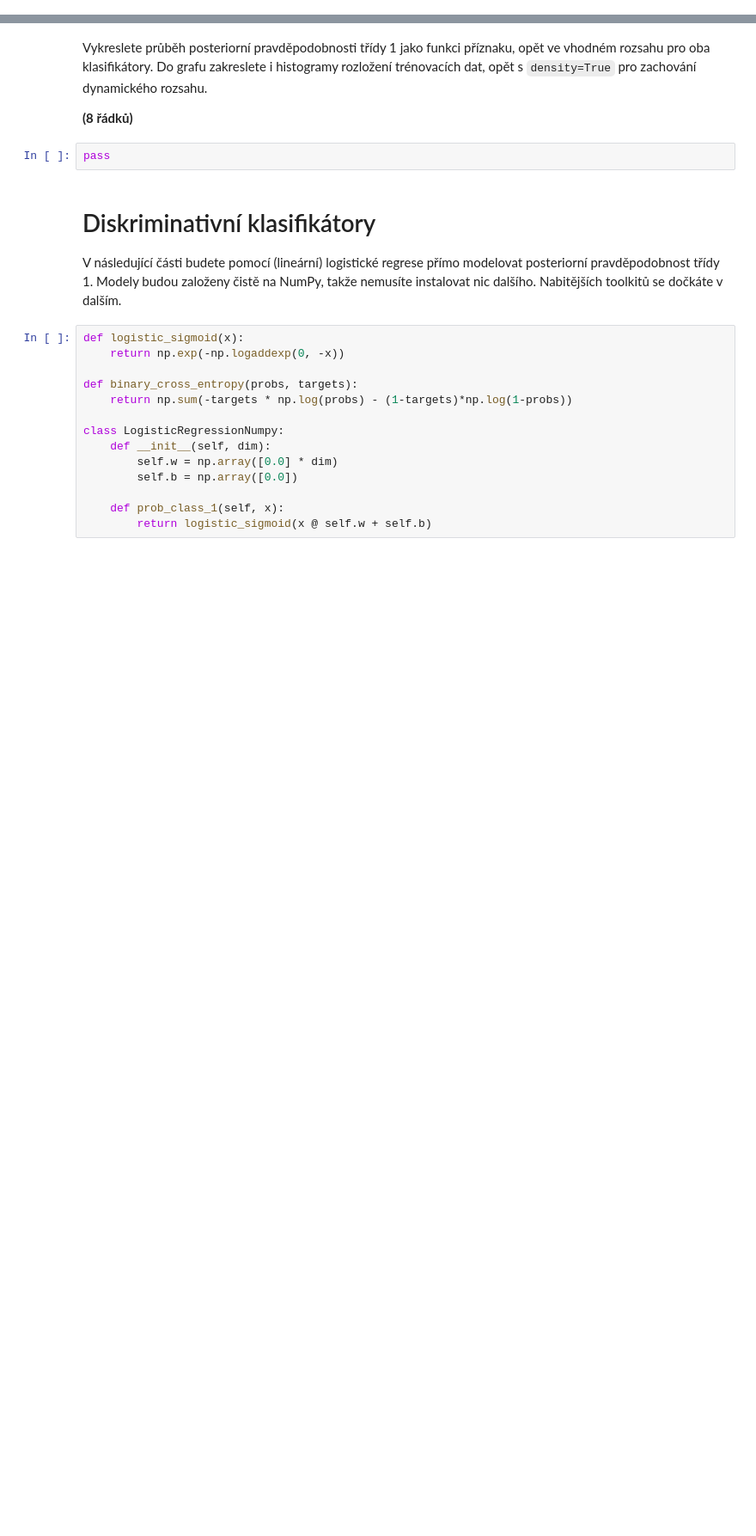
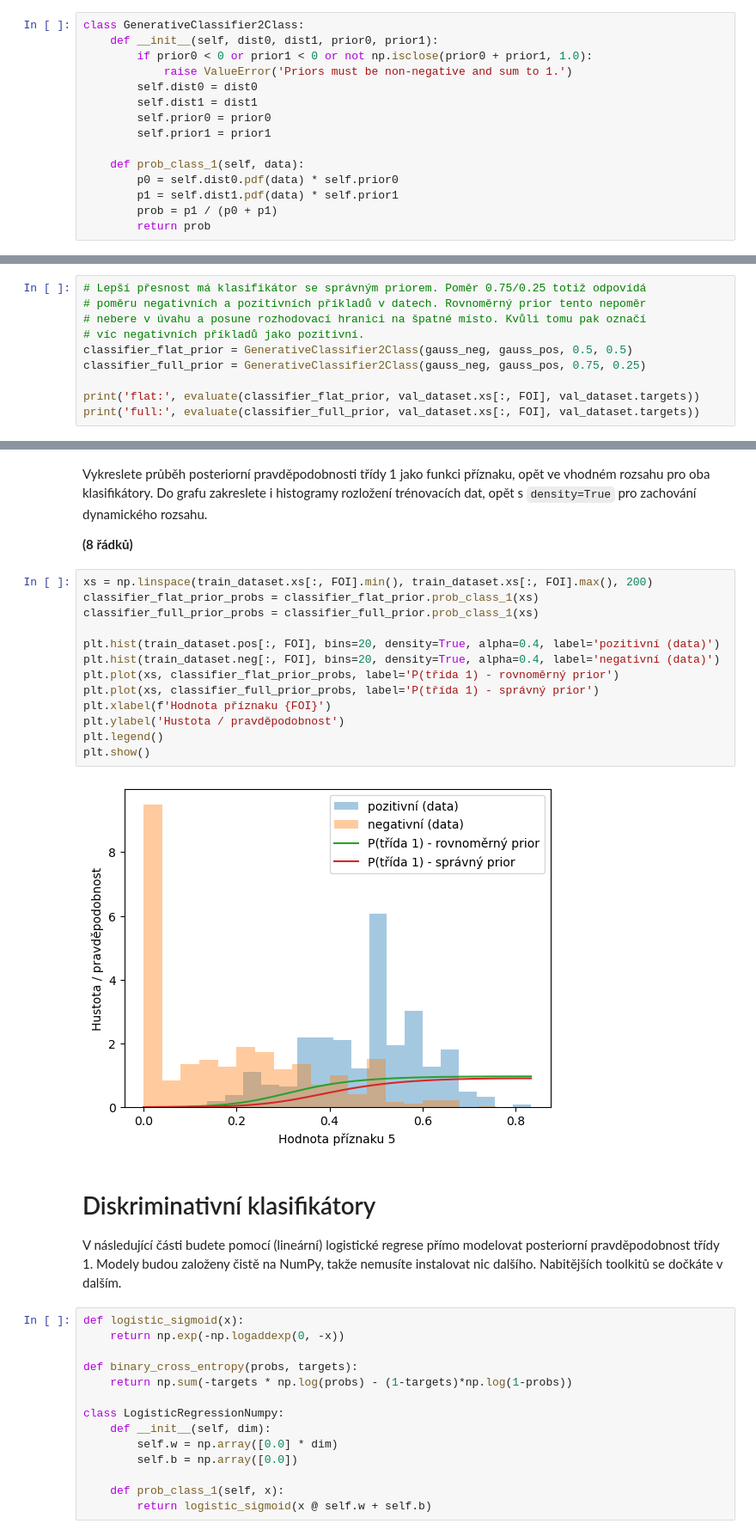
Before and after one commit to cermak-d/sui_proj1, a Jupyter notebook: xcerma45.ipynb, the cells around one changed output, grey strips where cells are left out. Shown at 86% size. Drawn from its saved outputs; the diff is of its cells as text; blank space fills up the shorter version.

Commit message:
feat: generative classifier

```diff
--- a/xcerma45.ipynb
+++ b/xcerma45.ipynb
@@ -182,3 +193,18 @@ class GenerativeClassifier2Class:
+# %%
+class GenerativeClassifier2Class:
+    def __init__(self, dist0, dist1, prior0, prior1):
+        if prior0 < 0 or prior1 < 0 or not np.isclose(prior0 + prior1, 1.0):
+            raise ValueError('Priors must be non-negative and sum to 1.')
+        self.dist0 = dist0
+        self.dist1 = dist1
+        self.prior0 = prior0
+        self.prior1 = prior1
+
+    def prob_class_1(self, data):
+        p0 = self.dist0.pdf(data) * self.prior0
+        p1 = self.dist1.pdf(data) * self.prior1
+        prob = p1 / (p0 + p1)
+        return prob
 # %% [markdown]
 Nainstancujte dva generativní klasifikátory: jeden s rovnoměrnými priory a jeden s apriorní pravděpodobností 𝟘.𝟟𝟝 pro třídu 0 (negativní příklady).
 Pomocí funkce `evaluate()` vyhodnotíte jejich úspěšnost na validačních datech.
@@ -195,0 +214,10 @@ AttributeError: 'NoneType' object has no attribute 'prob_class_1'
+# %%
+# Lepší přesnost má klasifikátor se správným priorem. Poměr 0.75/0.25 totiž odpovídá
+# poměru negativních a pozitivních příkladů v datech. Rovnoměrný prior tento nepoměr
+# nebere v úvahu a posune rozhodovací hranici na špatné místo. Kvůli tomu pak označí
+# víc negativních příkladů jako pozitivní.
+classifier_flat_prior = GenerativeClassifier2Class(gauss_neg, gauss_pos, 0.5, 0.5)
+classifier_full_prior = GenerativeClassifier2Class(gauss_neg, gauss_pos, 0.75, 0.25)
+
+print('flat:', evaluate(classifier_flat_prior, val_dataset.xs[:, FOI], val_dataset.targets))
+print('full:', evaluate(classifier_full_prior, val_dataset.xs[:, FOI], val_dataset.targets))
@@ -198,8 +229,21 @@ Vykreslete průběh posteriorní pravděpodobnosti třídy 1 jako funkci přízn
 Do grafu zakreslete i histogramy rozložení trénovacích dat, opět s `density=True` pro zachování dynamického rozsahu.
 
 **(8 řádků)**
-# %%
-pass
+# %%
+xs = np.linspace(train_dataset.xs[:, FOI].min(), train_dataset.xs[:, FOI].max(), 200)
+classifier_flat_prior_probs = classifier_flat_prior.prob_class_1(xs)
+classifier_full_prior_probs = classifier_full_prior.prob_class_1(xs)
+
+plt.hist(train_dataset.pos[:, FOI], bins=20, density=True, alpha=0.4, label='pozitivní (data)')
+plt.hist(train_dataset.neg[:, FOI], bins=20, density=True, alpha=0.4, label='negativní (data)')
+plt.plot(xs, classifier_flat_prior_probs, label='P(třída 1) - rovnoměrný prior')
+plt.plot(xs, classifier_full_prior_probs, label='P(třída 1) - správný prior')
+plt.xlabel(f'Hodnota příznaku {FOI}')
+plt.ylabel('Hustota / pravděpodobnost')
+plt.legend()
+plt.show()
+# %% [output]
+[figure, added]
 # %% [markdown]
 # Diskriminativní klasifikátory
 V následující části budete pomocí (lineární) logistické regrese přímo modelovat posteriorní pravděpodobnost třídy 1.
```
Also changed, not shown: parts of 8 cells of this notebook.
